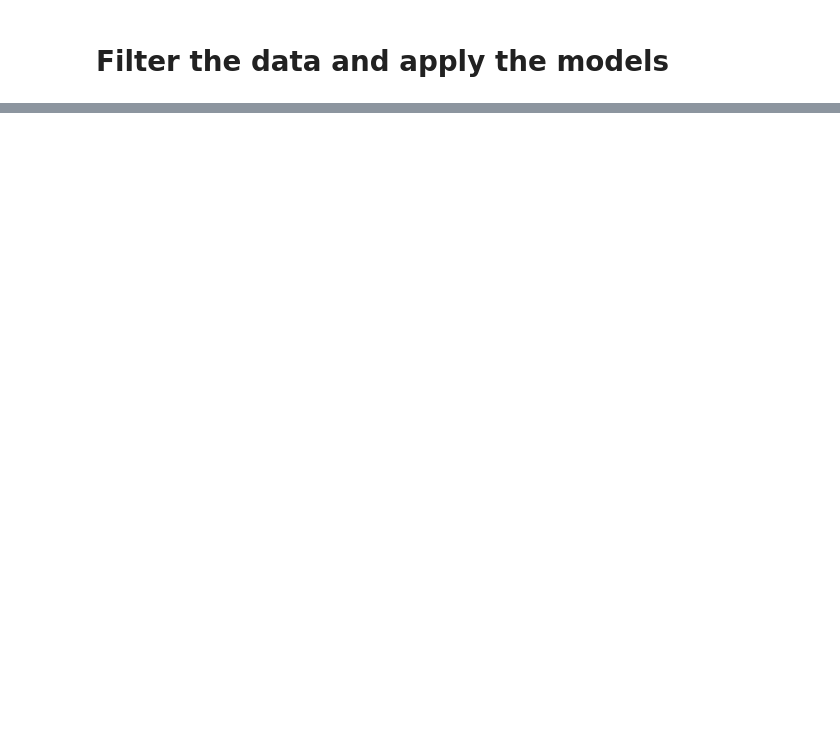
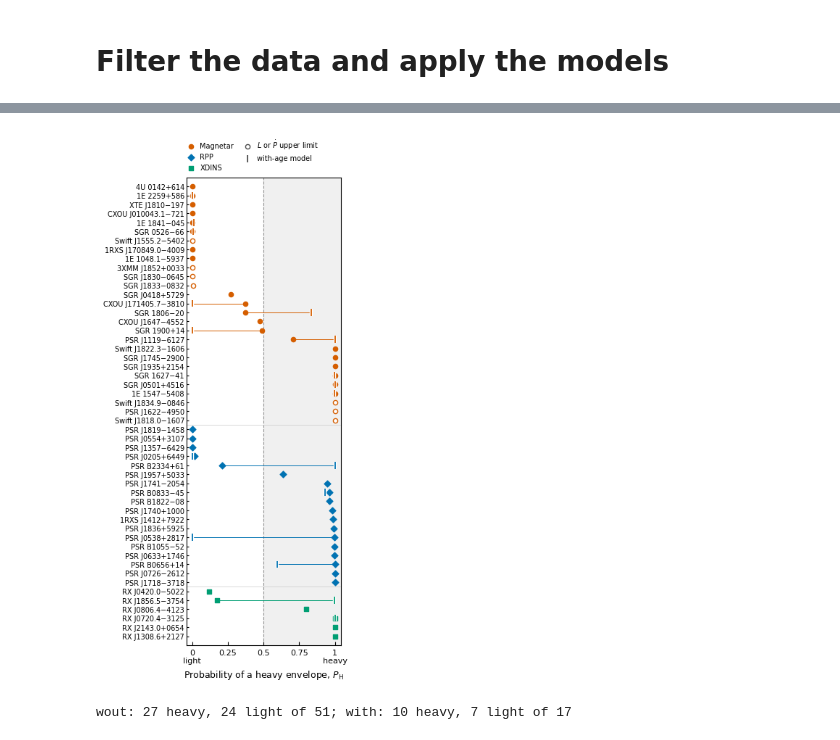
Before and after one commit to ice-csic-astroexotic/neural-ns-predictor, a Jupyter notebook: scripts/6_catalog_application.ipynb, the cells around one changed output, grey strips where cells are left out. Saved outputs shown, nothing was run; the diff lists cells and outputs as text; code cells hidden in the pictures; blank space fills up the shorter version.

```diff
--- a/scripts/6_catalog_application.ipynb
+++ b/scripts/6_catalog_application.ipynb
@@ -130,0 +409,45 @@ plt.show()
+# %%
+order = ["Magnetar", "RPP", "XDINS"]
+e = fr[fr["P_H_wout"].notna()].copy()
+e["cls_i"] = e["class"].map({c: i for i, c in enumerate(order)})
+e = e.sort_values(["cls_i", "P_H_wout"]).reset_index(drop=True)
+
+fig, ax = plt.subplots(figsize=(COL_W, 7.6), layout="constrained")
+ax.axvspan(0.5, 1.05, color="0.94", zorder=0)            # heavy side
+ax.axvline(0.5, color="0.55", ls="--", lw=0.8, zorder=1)
+y = np.arange(len(e))[::-1]
+for i, s in e.iterrows():
+    c, m = STY[s["class"]]
+    if np.isfinite(s["P_H_with"]):
+        ax.plot([s["P_H_wout"], s["P_H_with"]], [y[i]] * 2, color=c, lw=0.7, zorder=2)
+        ax.scatter(s["P_H_with"], y[i], marker="|", s=45, color=c, lw=1.3, zorder=5,
+                   path_effects=HALO)
+    ax.scatter(s["P_H_wout"], y[i], marker=m, s=20, zorder=4,
+               facecolor="white" if s["is_ul"] else c, edgecolor=c, lw=1.0)
+
+for k in np.flatnonzero(np.diff(e["cls_i"].values)):
+    ax.axhline(y[k] - 0.5, color="0.8", lw=0.5, zorder=1)
+
+ax.set_yticks(y); ax.set_yticklabels([pretty(n) for n in e["source"]], fontsize=NAME_FS)
+ax.tick_params(axis="y", length=2, pad=2)
+ax.tick_params(axis="x", labelsize=8)
+ax.set_ylim(-1, len(e))
+ax.set_xlim(-0.04, 1.04)
+ax.set_xticks([0, 0.25, 0.5, 0.75, 1])
+ax.set_xticklabels(["0\nlight", "0.25", "0.5", "0.75", "1\nheavy"])
+ax.set_xlabel(r"Probability of a heavy envelope, $P_{\rm H}$", fontsize=9)
+for c in order:
+    ax.scatter([], [], marker=STY[c][1], color=STY[c][0], s=20, label=c)
+ax.scatter([], [], marker="o", facecolor="white", edgecolor="0.3", s=20, label=r"$L$ or $\dot P$ upper limit")
+ax.scatter([], [], marker="|", s=45, color="0.3", lw=1.3, label="with-age model")
+ax.legend(loc="lower center", bbox_to_anchor=(0.42, 1.0), ncol=2, fontsize=7,
+          frameon=False, handletextpad=0.3, columnspacing=1.0)
+fig.savefig(os.path.join(FIG_DIR, "fig_envelope_predictions.pdf"))
+plt.show()
+n_h = (e["P_H_wout"] >= 0.5).sum()
+print(f"wout: {n_h} heavy, {len(e) - n_h} light of {len(e)}; "
+      f"with: {(e['P_H_with'] >= 0.5).sum()} heavy, {(e['P_H_with'] < 0.5).sum()} light "
+      f"of {e['P_H_with'].notna().sum()}")
+# %% [output]
+[figure, added]
+wout: 27 heavy, 24 light of 51; with: 10 heavy, 7 light of 17
```
Also changed, not shown: parts of 11 cells of this notebook.
